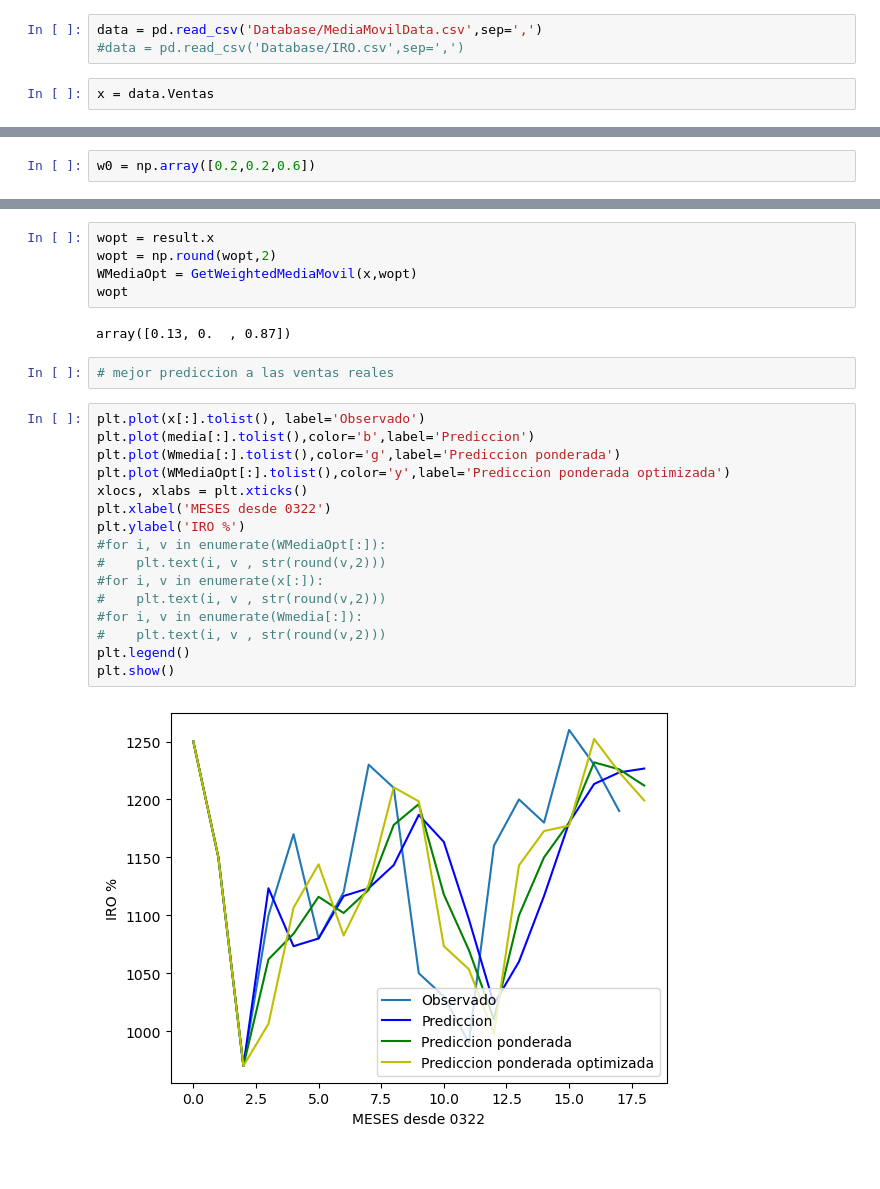
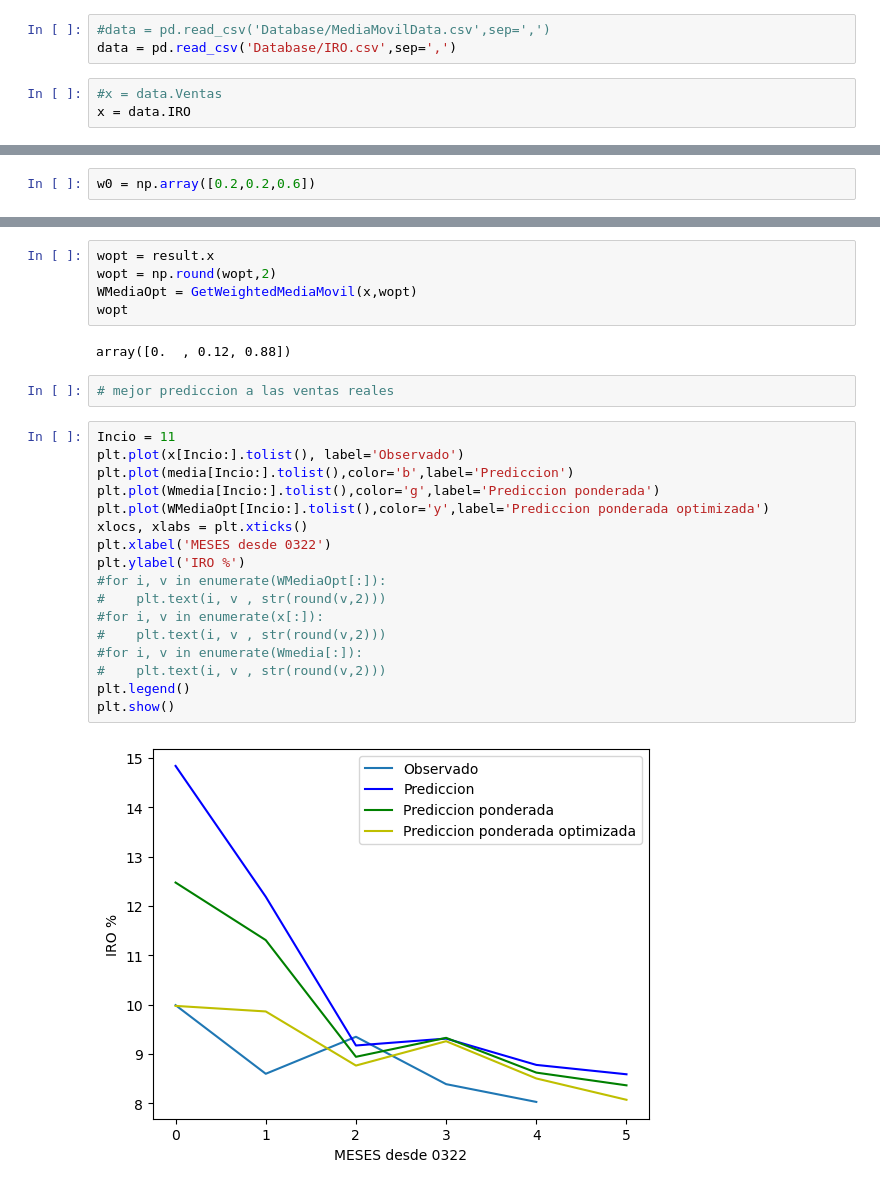
Before and after one commit to carlosjara/ANDES_Statistic, a Jupyter notebook: Sesion6/MediaMovil.ipynb, the cells around one changed output, grey strips where cells are left out. Saved outputs shown, nothing was run; the diff lists cells and outputs as text.

```diff
--- a/Sesion6/MediaMovil.ipynb
+++ b/Sesion6/MediaMovil.ipynb
@@ -4,10 +4,11 @@ import matplotlib.pyplot as plt
 import pandas as pd
 import scipy.optimize as optimize
 # %%
-data = pd.read_csv('Database/MediaMovilData.csv',sep=',')
-#data = pd.read_csv('Database/IRO.csv',sep=',')
+#data = pd.read_csv('Database/MediaMovilData.csv',sep=',')
+data = pd.read_csv('Database/IRO.csv',sep=',')
 # %%
-x = data.Ventas
+#x = data.Ventas
+x = data.IRO
 # %%
 plt.plot(x)
 # %% [output]
@@ -104,27 +105,28 @@ wopt = np.round(wopt,2)
 WMediaOpt = GetWeightedMediaMovil(x,wopt)
 wopt
 # %% [output]
-array([0.13, 0.  , 0.87])
+array([0.  , 0.12, 0.88])
 # %%
 # mejor prediccion a las ventas reales
 # %%
-plt.plot(x[:].tolist(), label='Observado')
-plt.plot(media[:].tolist(),color='b',label='Prediccion')
-plt.plot(Wmedia[:].tolist(),color='g',label='Prediccion ponderada')
-plt.plot(WMediaOpt[:].tolist(),color='y',label='Prediccion ponderada optimizada')
+Incio = 11
+plt.plot(x[Incio:].tolist(), label='Observado')
+plt.plot(media[Incio:].tolist(),color='b',label='Prediccion')
+plt.plot(Wmedia[Incio:].tolist(),color='g',label='Prediccion ponderada')
+plt.plot(WMediaOpt[Incio:].tolist(),color='y',label='Prediccion ponderada optimizada')
 xlocs, xlabs = plt.xticks()
 plt.xlabel('MESES desde 0322')
 plt.ylabel('IRO %')
 #for i, v in enumerate(WMediaOpt[:]):
 #    plt.text(i, v , str(round(v,2)))
 #for i, v in enumerate(x[:]):
 #    plt.text(i, v , str(round(v,2)))
 #for i, v in enumerate(Wmedia[:]):
 #    plt.text(i, v , str(round(v,2)))
 plt.legend()
 plt.show()
 # %% [output]
-[figure, old version]
+[figure, new version]
 # %%
 WMediaOpt[-1]
 # %% [output]
```
Also changed, not shown: parts of 8 cells of this notebook, 6 other files.
